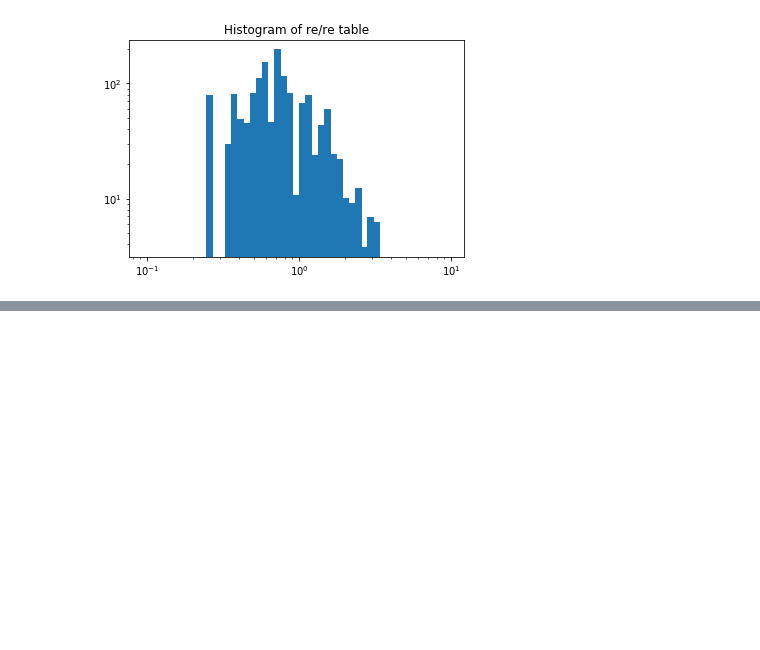
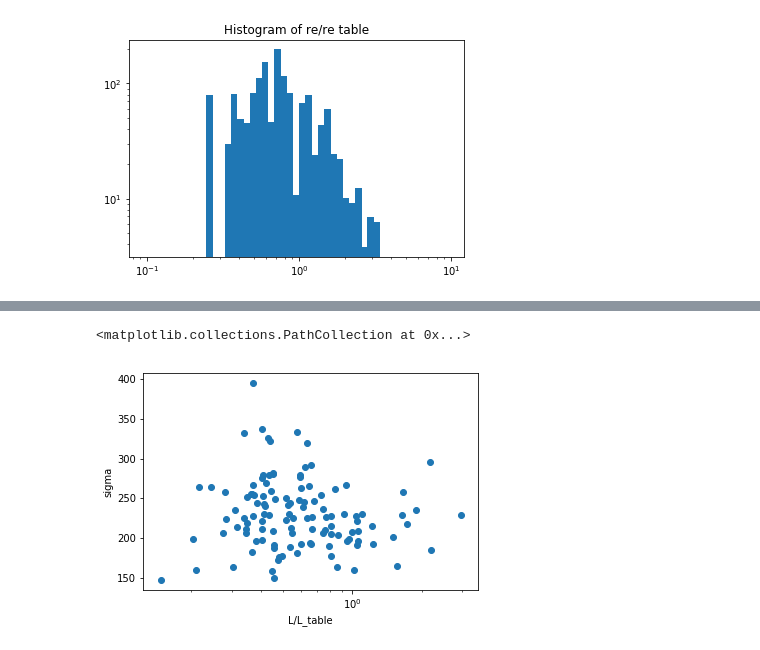
Before and after one commit to JimenaGonzalez/Simulations-Double-Source-Gravitational-Lensing, a Jupyter notebook: Fundamental Plane.ipynb, the cells around one changed output, grey strips where cells are left out. Cells and saved outputs as stored; diff of their text form; code cells hidden in the pictures; blank space fills up the shorter version.

```diff
--- a/Fundamental Plane.ipynb
+++ b/Fundamental Plane.ipynb
@@ -170,0 +200,8 @@ plt.show()
+# %%
+plt.xlabel("L/L_table")
+plt.ylabel("sigma")
+plt.xscale('log')
+plt.scatter(L_plot,sigma_plot)
+# %% [output]
+<matplotlib.collections.PathCollection at 0x...>
+[figure, added]
```
Also changed, not shown: parts of 4 cells of this notebook.
